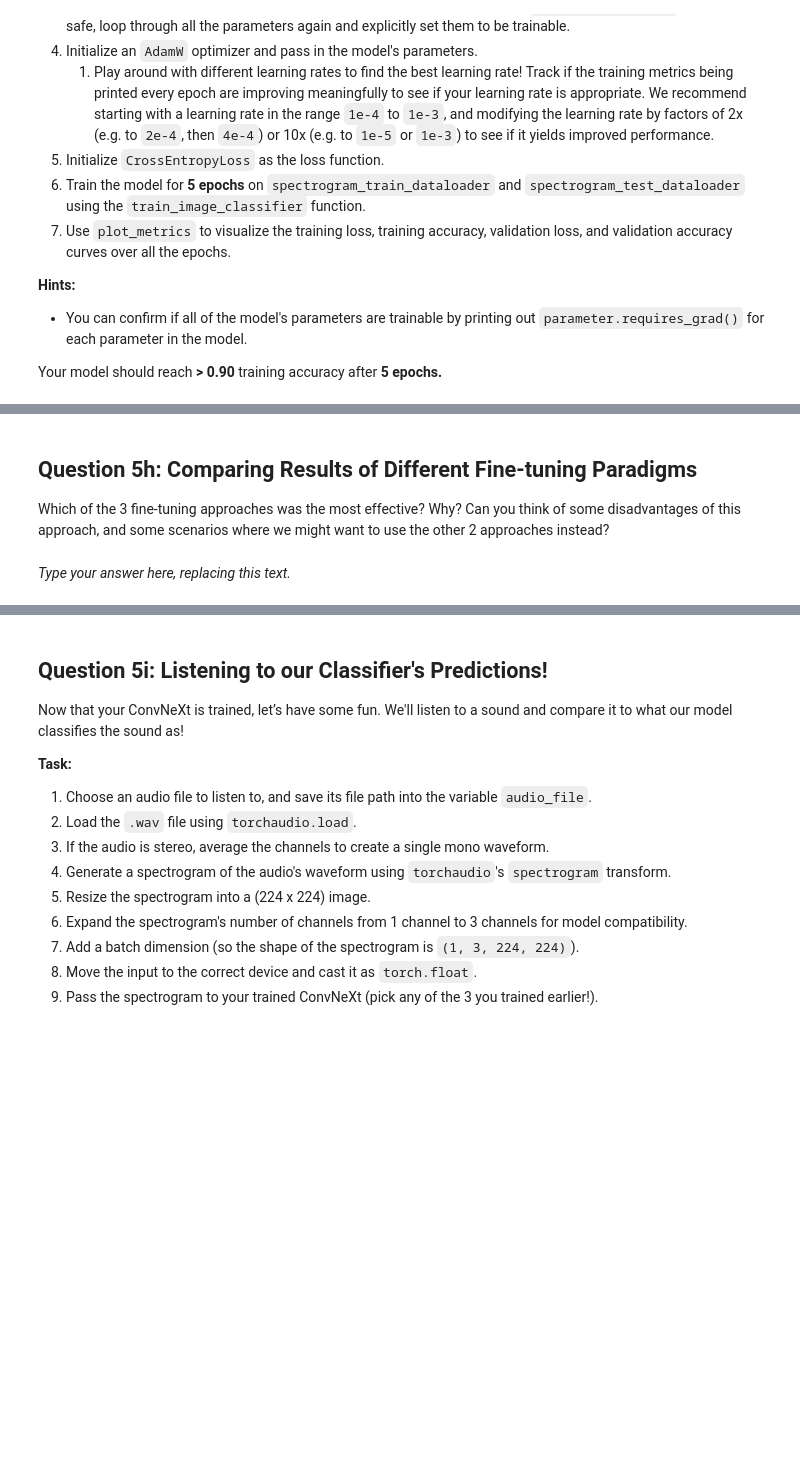
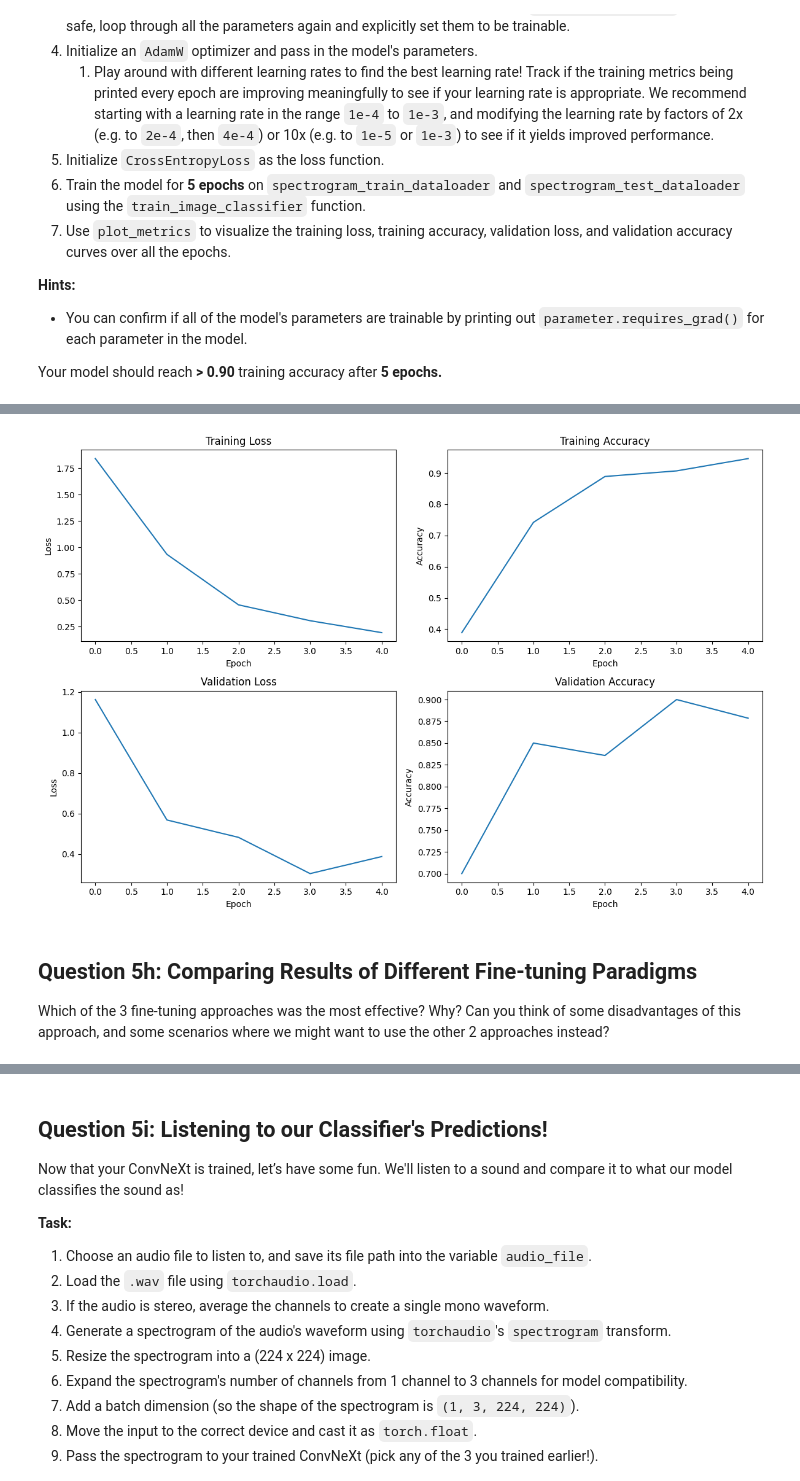
Before and after one commit to AshfordLee/UCB_CS189, a Jupyter notebook: FA25/hw/hw4/hw4_part2.ipynb, the cells around one changed output, grey strips where cells are left out. Saved outputs shown, nothing was run; the diff lists cells and outputs as text; code cells hidden in the pictures; blank space fills up the shorter version.

```diff
--- a/FA25/hw/hw4/hw4_part2.ipynb
+++ b/FA25/hw/hw4/hw4_part2.ipynb
@@ -1745,19 +1884,28 @@ Your model should reach **> 0.90** training accuracy after **5 epochs.**
 unfrozen_convnext = convnext_base(weights=ConvNeXt_Base_Weights.IMAGENET1K_V1)
 
 # TODO: Replace the final classification layer of the ConvNeXt
-unfrozen_convnext = ...
+unfrozen_convnext = replace_final_convnext_linear_layer(model=unfrozen_convnext, num_classes=10)
 
 # TODO: Make sure all the parameters are trainable
-...
+for param in unfrozen_convnext.parameters():
+    param.requires_grad = True
 
 # TODO: Initialize the optimizer
-optimizer = ...
+optimizer = AdamW(params=unfrozen_convnext.parameters(),lr=1e-4)
 
 # TODO: Define the loss function
-criterion = ...
+criterion = nn.CrossEntropyLoss()
 
 # TODO: Train your model for 5 epochs
-unfrozen_train_losses, unfrozen_val_losses, unfrozen_train_accuracies, unfrozen_val_accuracies = ...
+unfrozen_train_losses, unfrozen_val_losses, unfrozen_train_accuracies, unfrozen_val_accuracies = train_image_classifier(
+    model=unfrozen_convnext,
+    train_dataloader=spectrogram_train_dataloader,
+    val_dataloader=spectrogram_test_dataloader,
+    optimizer=optimizer,
+    num_epochs=5,
+    criterion=criterion,
+    device=device)
 
 # TODO: Plot the metrics
-...
+plot_metrics(unfrozen_train_losses, unfrozen_val_losses, unfrozen_train_accuracies, unfrozen_val_accuracies)
+# %% [output]
@@ -1764,8 +1926,7 @@ unfrozen_train_losses, unfrozen_val_losses, unfrozen_train_accuracies, unfrozen_
+[figure, added]
 # %% [markdown]
 <!-- END QUESTION -->
 
 ## Question 5h: Comparing Results of Different Fine-tuning Paradigms
 
 Which of the 3 fine-tuning approaches was the most effective? Why? Can you think of some disadvantages of this approach, and some scenarios where we might want to use the other 2 approaches instead?
-# %% [markdown]
-_Type your answer here, replacing this text._
```
Also changed, not shown: parts of 20 cells of this notebook, 1 other file.
